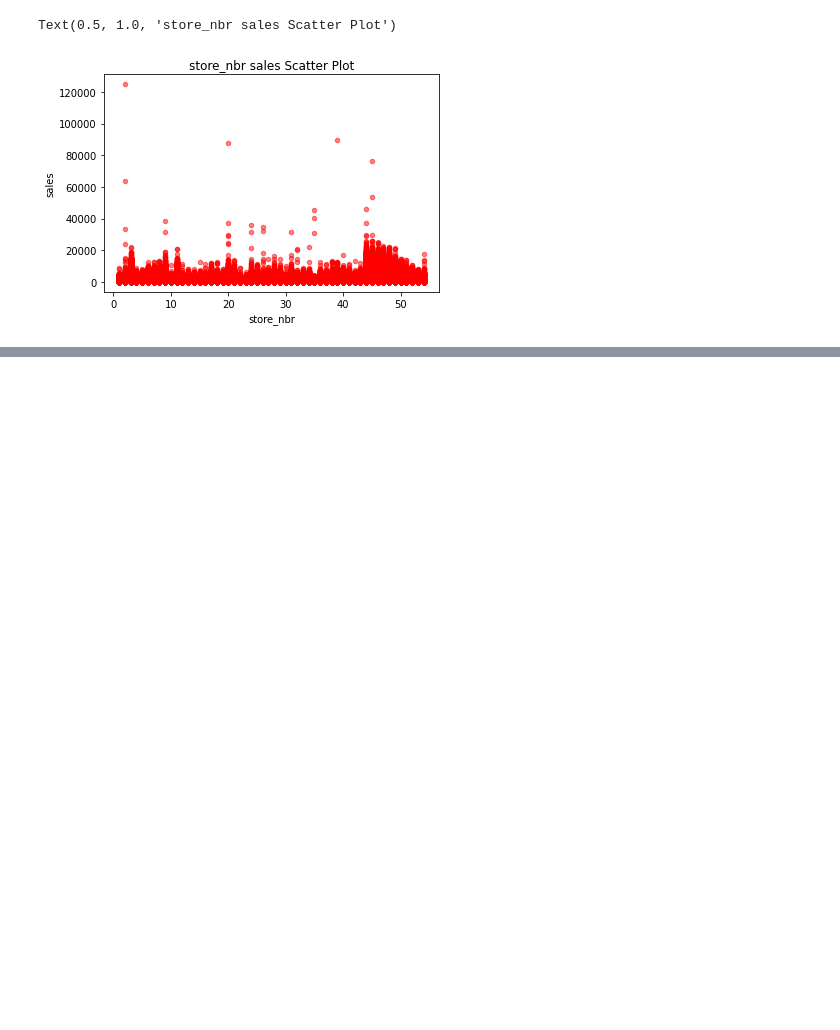
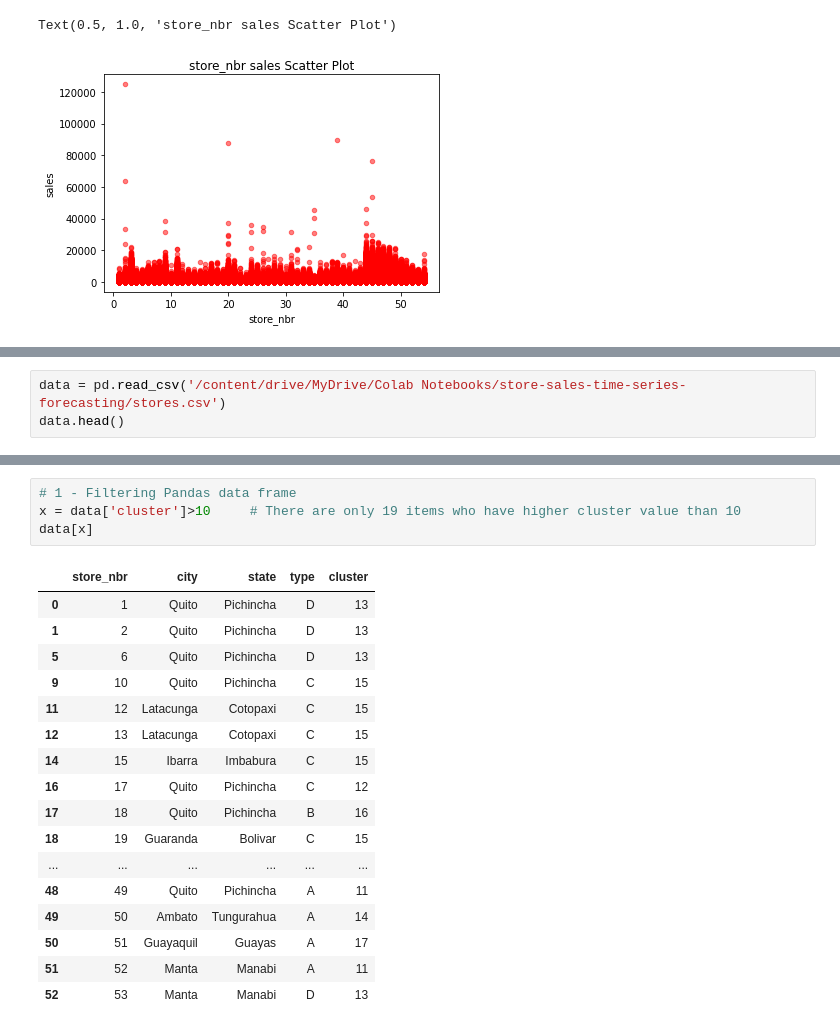
Before and after one commit to zuzanadostalova/Store_sales, a Jupyter notebook: Store_sales.ipynb, the cells around one changed output, grey strips where cells are left out. Drawn from its saved outputs; the diff is of its cells as text; blank space fills up the shorter version.

```diff
--- a/Store_sales.ipynb
+++ b/Store_sales.ipynb
@@ -119,0 +167,3 @@ Text(0.5, 1.0, 'store_nbr sales Scatter Plot')
+# %%
+data = pd.read_csv('/content/drive/MyDrive/Colab Notebooks/store-sales-time-series-forecasting/stores.csv')
+data.head()
@@ -119,0 +197,22 @@ Text(0.5, 1.0, 'store_nbr sales Scatter Plot')
+# %%
+# 1 - Filtering Pandas data frame
+x = data['cluster']>10     # There are only 19 items who have higher cluster value than 10
+data[x]
+# %% [output]
+|  | store_nbr | city | state | type | cluster |
+| 0 | 1 | Quito | Pichincha | D | 13 |
+| 1 | 2 | Quito | Pichincha | D | 13 |
+| 5 | 6 | Quito | Pichincha | D | 13 |
+| 9 | 10 | Quito | Pichincha | C | 15 |
+| 11 | 12 | Latacunga | Cotopaxi | C | 15 |
+| 12 | 13 | Latacunga | Cotopaxi | C | 15 |
+| 14 | 15 | Ibarra | Imbabura | C | 15 |
+| 16 | 17 | Quito | Pichincha | C | 12 |
+| 17 | 18 | Quito | Pichincha | B | 16 |
+| 18 | 19 | Guaranda | Bolivar | C | 15 |
+| ... | ... | ... | ... | ... | ... |
+| 48 | 49 | Quito | Pichincha | A | 11 |
+| 49 | 50 | Ambato | Tungurahua | A | 14 |
+| 50 | 51 | Guayaquil | Guayas | A | 17 |
+| 51 | 52 | Manta | Manabi | A | 11 |
+| 52 | 53 | Manta | Manabi | D | 13 |
```
Also changed, not shown: parts of 10 cells of this notebook.
